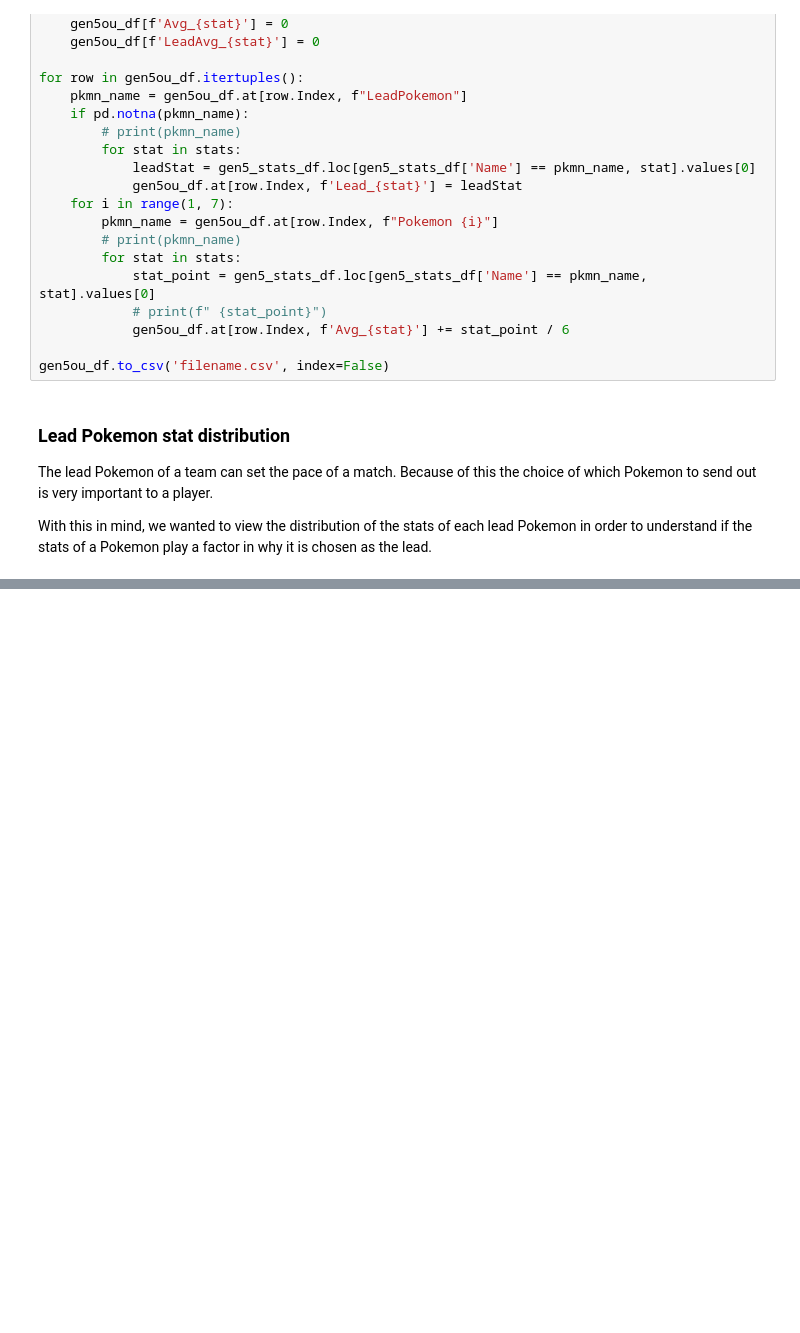
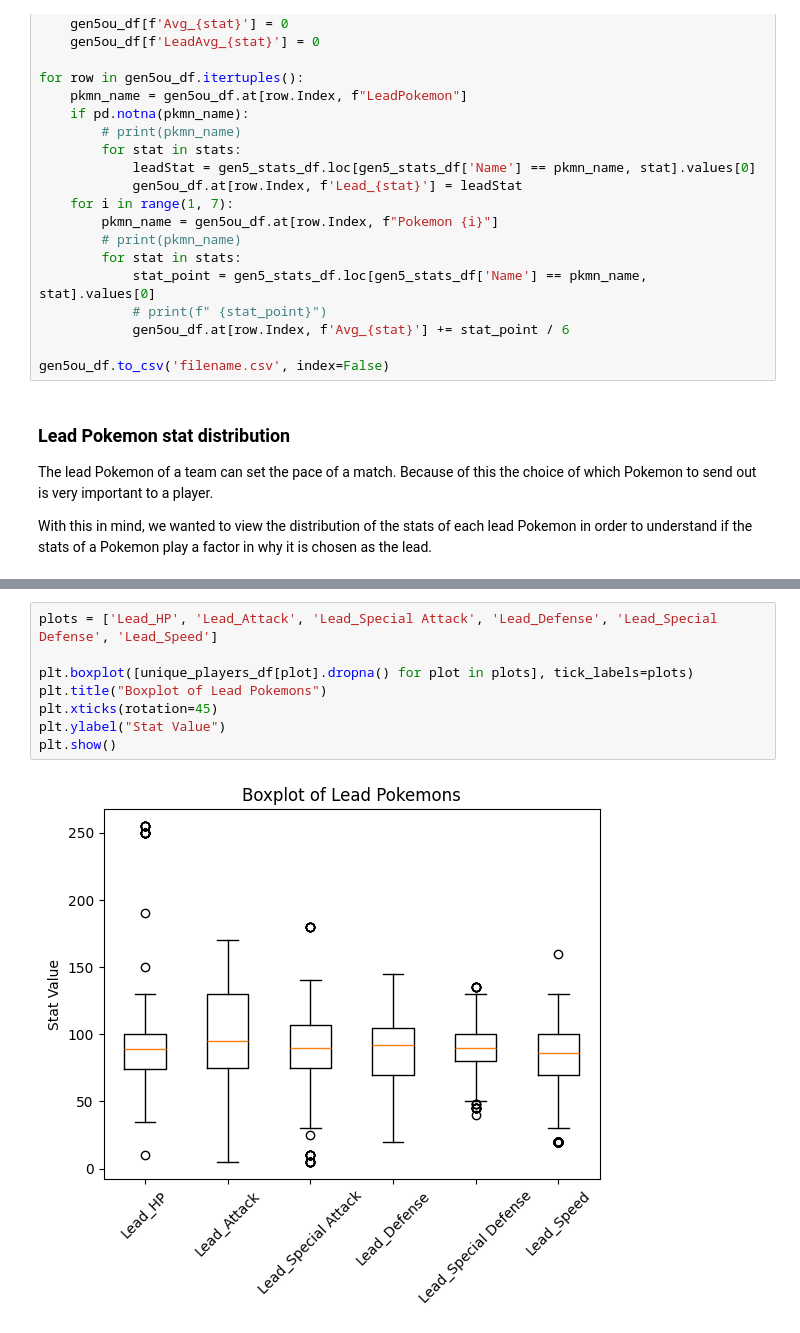
Before and after one commit to jrgo7/csmodel-mco, a Jupyter notebook: phase-1-base-stats.ipynb, the cells around one changed output, grey strips where cells are left out. Cells and saved outputs as stored; diff of their text form; blank space fills up the shorter version.

```diff
--- a/phase-1-base-stats.ipynb
+++ b/phase-1-base-stats.ipynb
@@ -124,0 +125,10 @@ plt.show()
+# %%
+plots = ['Lead_HP', 'Lead_Attack', 'Lead_Special Attack', 'Lead_Defense', 'Lead_Special Defense', 'Lead_Speed']
+
+plt.boxplot([unique_players_df[plot].dropna() for plot in plots], tick_labels=plots)
+plt.title("Boxplot of Lead Pokemons")
+plt.xticks(rotation=45)
+plt.ylabel("Stat Value")
+plt.show()
+# %% [output]
+[figure, added]
```
Also changed, not shown: parts of 2 cells of this notebook, 1 other file.
